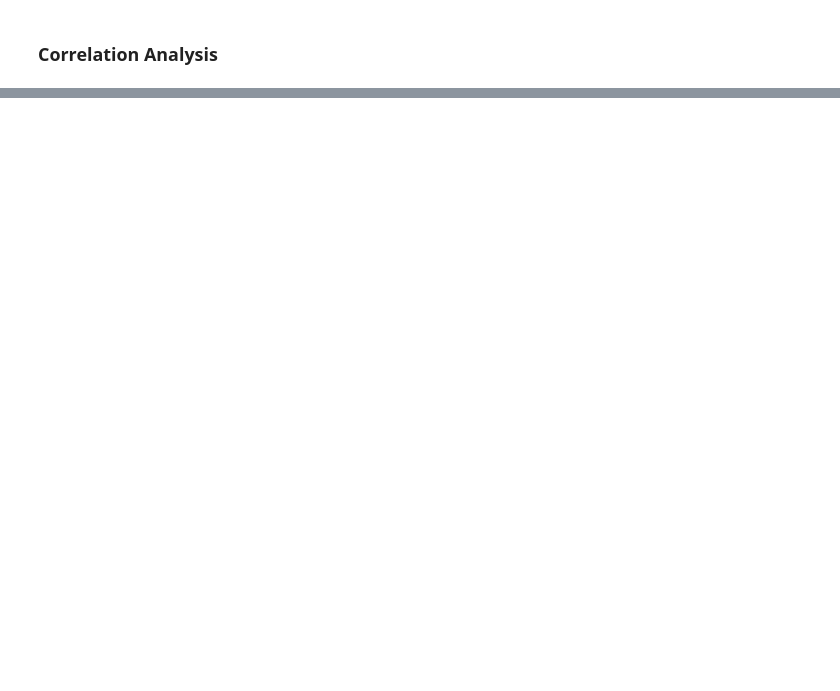
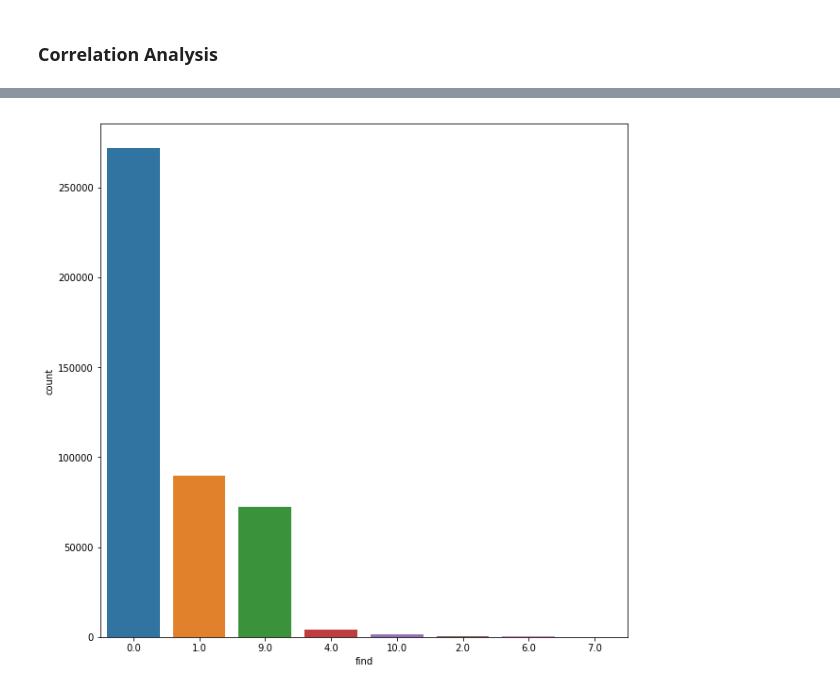
Before and after one commit to aahana-khajanchi/AdavancedDataScience-1, a Jupyter notebook: Assignment1/part2/ADSassignment.ipynb, the cells around one changed output, grey strips where cells are left out. Saved outputs shown, nothing was run; the diff lists cells and outputs as text; code cells hidden in the pictures; blank space fills up the shorter version.

```diff
--- a/Assignment1/part2/ADSassignment.ipynb
+++ b/Assignment1/part2/ADSassignment.ipynb
@@ -384,0 +551,6 @@ roty = a.set_yticklabels(a.get_yticklabels(), rotation=30)
+# %%
+plt.subplots(figsize=(10,10))
+sns.countplot(x=data['find'],order=data['find'].value_counts().index)
+plt.show()
+# %% [output]
+[figure, added]
```
Also changed, not shown: parts of 98 cells of this notebook, 7 other files.
